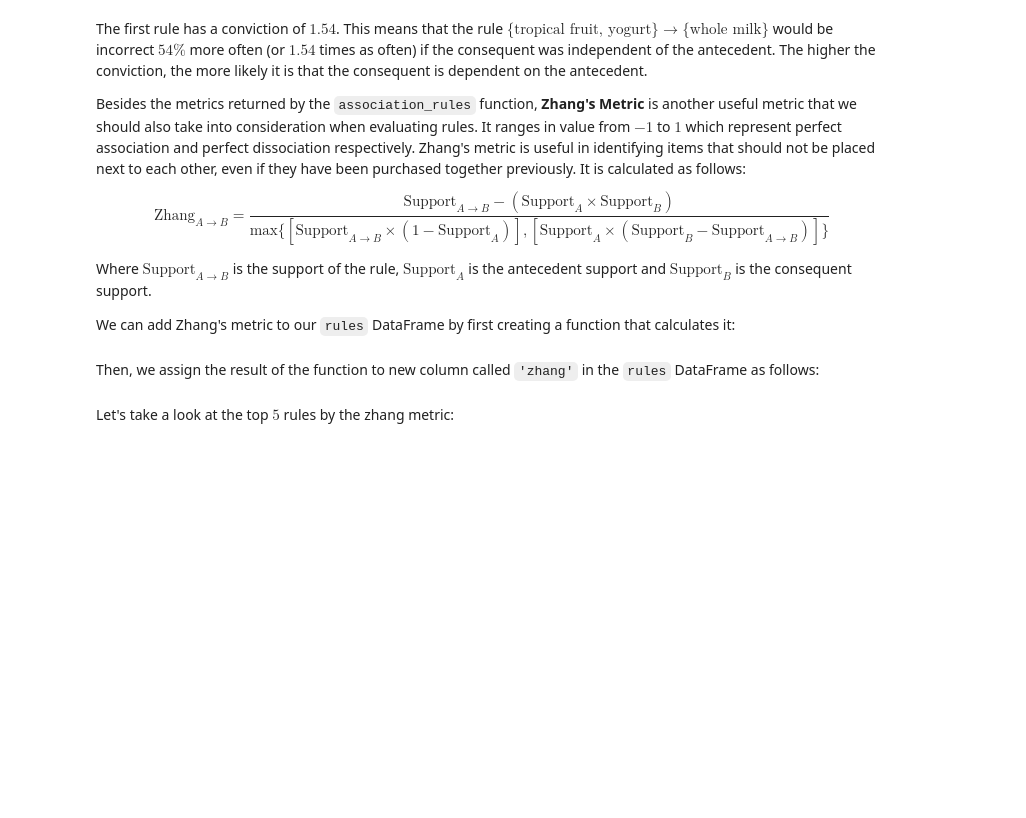
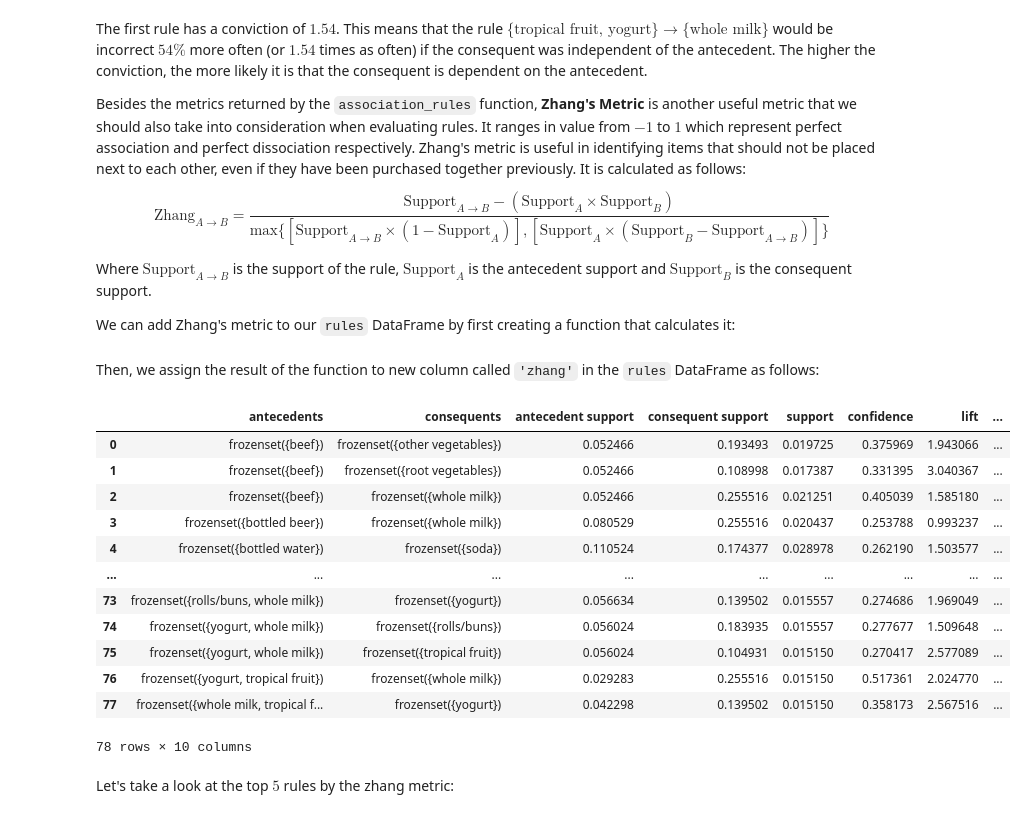
Before and after one commit to stelios-c/machine-learning-with-python-association-rules-3209139, a Jupyter notebook: src/02b.ipynb, the cells around one changed output. Cells and saved outputs as stored; diff of their text form; code cells hidden in the pictures; blank space fills up the shorter version.

```diff
--- a/src/02b.ipynb
+++ b/src/02b.ipynb
@@ -333,7 +372,33 @@ $$ \text{Zhang}_{A \rightarrow B} = \frac{\text{Support}_{A \rightarrow B} - (\t
 Where $\text{Support}_{A \rightarrow B}$ is the support of the rule, $\text{Support}_{A}$ is the antecedent support and $\text{Support}_{B}$ is the consequent support.
 
 We can add Zhang's metric to our `rules` DataFrame by first creating a function that calculates it:
+# %%
+import numpy as np
+def zhang_metric(rules):
+  sup = rules['support'].copy()
+  sup_a = rules['antecedent support'].copy()
+  sup_b = rules['consequent support'].copy()
+  num = sup - sup_a*sup_b
+  denom = np.max((sup * (1 -sup_a).values, sup_a - (sup_b-sup).values), axis=0)
+  return num/denom
 # %% [markdown]
 Then, we assign the result of the function to new column called `'zhang'` in the `rules` DataFrame as follows:
+# %%
+rules['zhang'] = zhang_metric(rules)
+rules
+# %% [output]
+|  | antecedents | consequents | antecedent support | consequent support | support | confidence | lift | ... |
+| 0 | frozenset({beef}) | frozenset({other vegetables}) | 0.052466 | 0.193493 | 0.019725 | 0.375969 | 1.943066 | ... |
+| 1 | frozenset({beef}) | frozenset({root vegetables}) | 0.052466 | 0.108998 | 0.017387 | 0.331395 | 3.040367 | ... |
+| 2 | frozenset({beef}) | frozenset({whole milk}) | 0.052466 | 0.255516 | 0.021251 | 0.405039 | 1.585180 | ... |
+| 3 | frozenset({bottled beer}) | frozenset({whole milk}) | 0.080529 | 0.255516 | 0.020437 | 0.253788 | 0.993237 | ... |
+| 4 | frozenset({bottled water}) | frozenset({soda}) | 0.110524 | 0.174377 | 0.028978 | 0.262190 | 1.503577 | ... |
+| ... | ... | ... | ... | ... | ... | ... | ... | ... |
+| 73 | frozenset({rolls/buns, whole milk}) | frozenset({yogurt}) | 0.056634 | 0.139502 | 0.015557 | 0.274686 | 1.969049 | ... |
+| 74 | frozenset({yogurt, whole milk}) | frozenset({rolls/buns}) | 0.056024 | 0.183935 | 0.015557 | 0.277677 | 1.509648 | ... |
+| 75 | frozenset({yogurt, whole milk}) | frozenset({tropical fruit}) | 0.056024 | 0.104931 | 0.015150 | 0.270417 | 2.577089 | ... |
+| 76 | frozenset({yogurt, tropical fruit}) | frozenset({whole milk}) | 0.029283 | 0.255516 | 0.015150 | 0.517361 | 2.024770 | ... |
+| 77 | frozenset({whole milk, tropical f... | frozenset({yogurt}) | 0.042298 | 0.139502 | 0.015150 | 0.358173 | 2.567516 | ... |
+78 rows × 10 columns
 # %% [markdown]
 Let's take a look at the top $5$ rules by the zhang metric:
```
Also changed, not shown: parts of 12 cells of this notebook.
